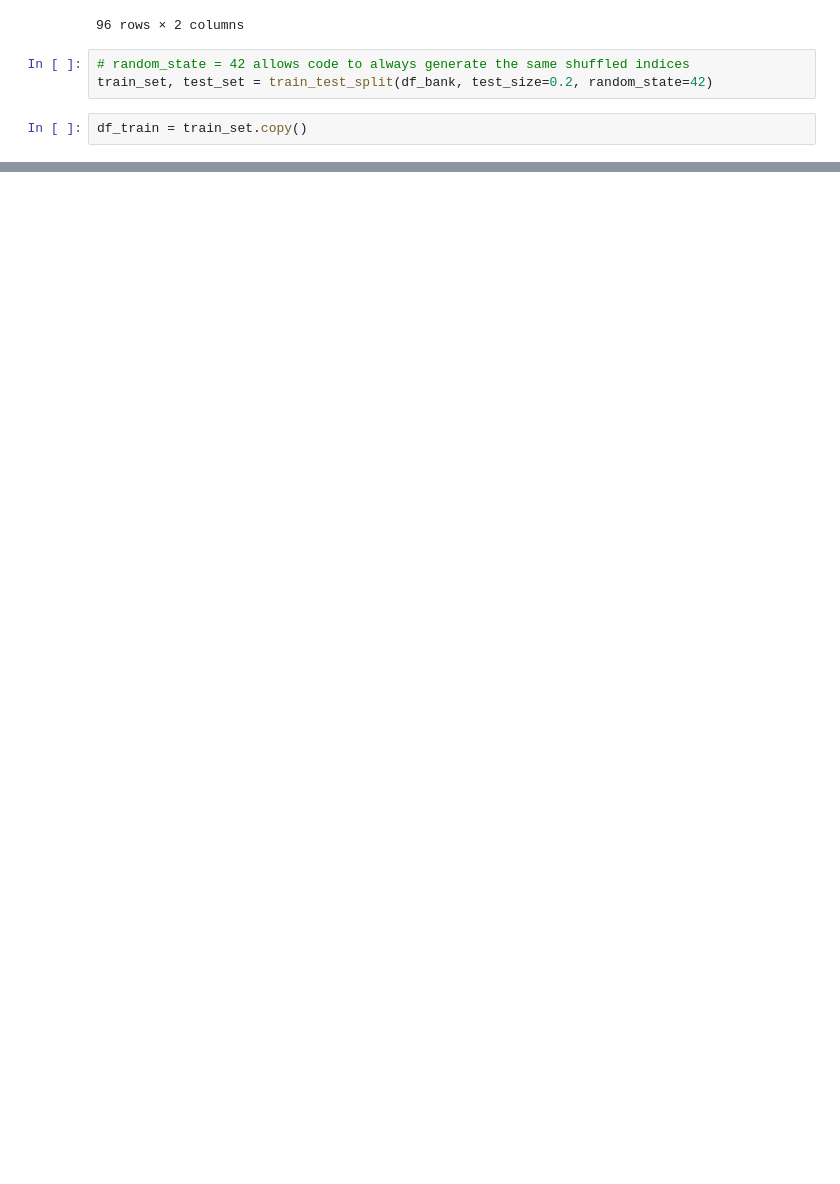
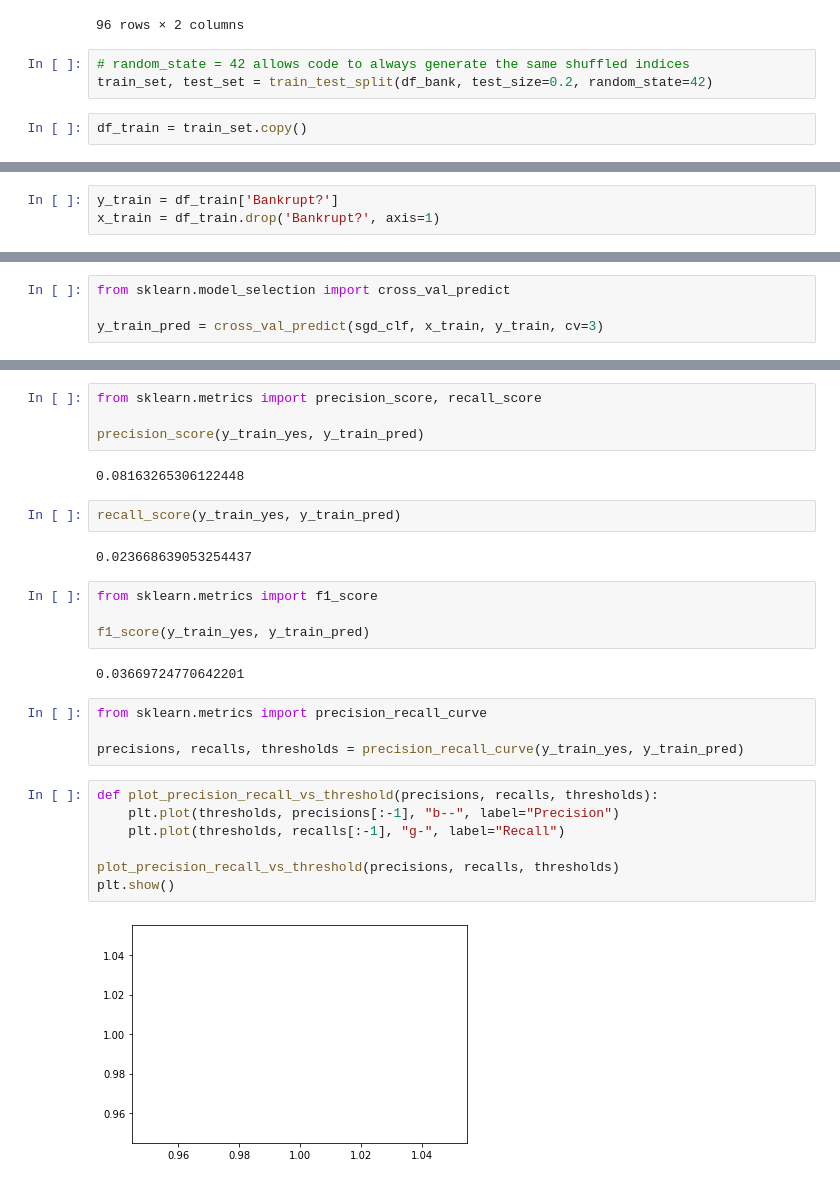
Before and after one commit to erinmcmahon26/Company-Bankruptcy-Prediction, a Jupyter notebook: Company_Bankruptcy.ipynb, the cells around one changed output, grey strips where cells are left out. Saved outputs shown, nothing was run; the diff lists cells and outputs as text; blank space fills up the shorter version.

```diff
--- a/Company_Bankruptcy.ipynb
+++ b/Company_Bankruptcy.ipynb
@@ -162,0 +167,3 @@ df_train = train_set.copy()
+# %%
+y_train = df_train['Bankrupt?']
+x_train = df_train.drop('Bankrupt?', axis=1)
@@ -162,0 +186,4 @@ df_train = train_set.copy()
+# %%
+from sklearn.model_selection import cross_val_predict
+
+y_train_pred = cross_val_predict(sgd_clf, x_train, y_train, cv=3)
@@ -162,0 +198,29 @@ df_train = train_set.copy()
+# %%
+from sklearn.metrics import precision_score, recall_score
+
+precision_score(y_train_yes, y_train_pred)
+# %% [output]
+0.08163265306122448
+# %%
+recall_score(y_train_yes, y_train_pred)
+# %% [output]
+0.023668639053254437
+# %%
+from sklearn.metrics import f1_score
+
+f1_score(y_train_yes, y_train_pred)
+# %% [output]
+0.03669724770642201
+# %%
+from sklearn.metrics import precision_recall_curve
+
+precisions, recalls, thresholds = precision_recall_curve(y_train_yes, y_train_pred)
+# %%
+def plot_precision_recall_vs_threshold(precisions, recalls, thresholds):
+    plt.plot(thresholds, precisions[:-1], "b--", label="Precision")
+    plt.plot(thresholds, recalls[:-1], "g-", label="Recall")
+
+plot_precision_recall_vs_threshold(precisions, recalls, thresholds)
+plt.show()
+# %% [output]
+[figure, added]
```
Also changed, not shown: parts of 11 cells of this notebook.
